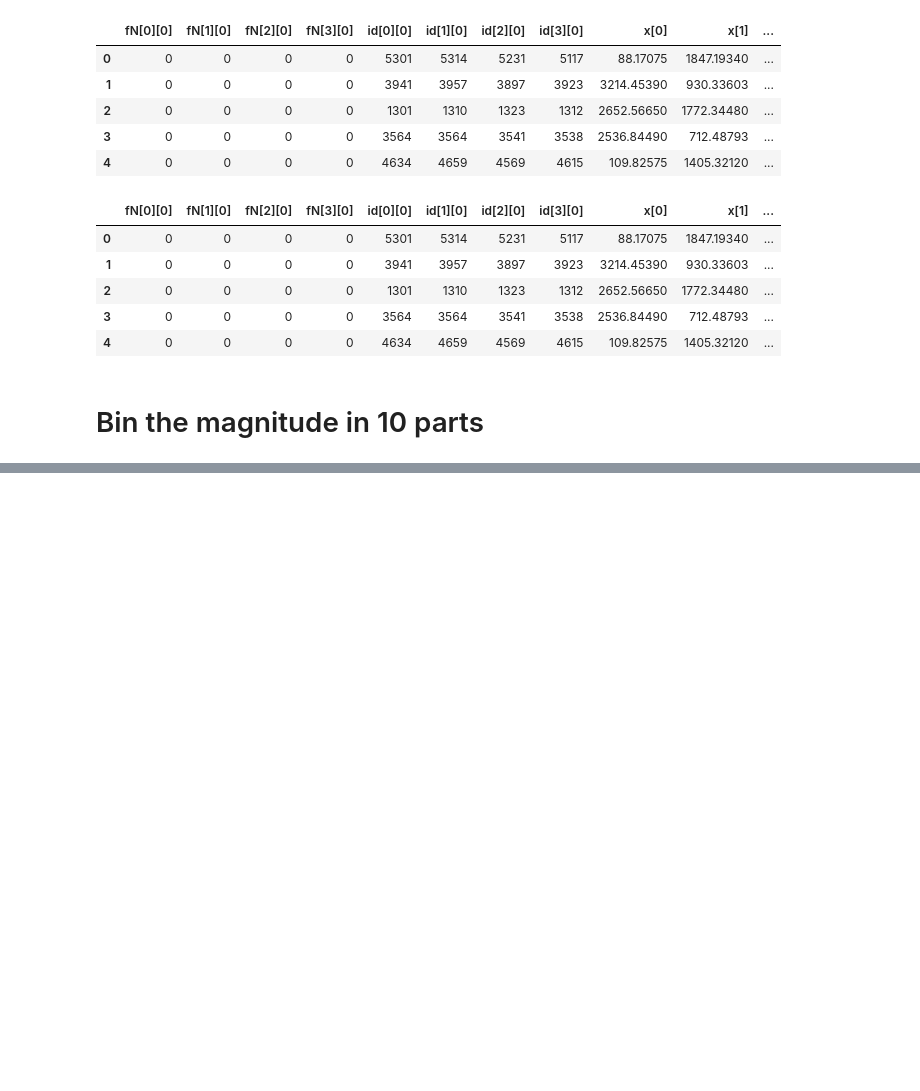
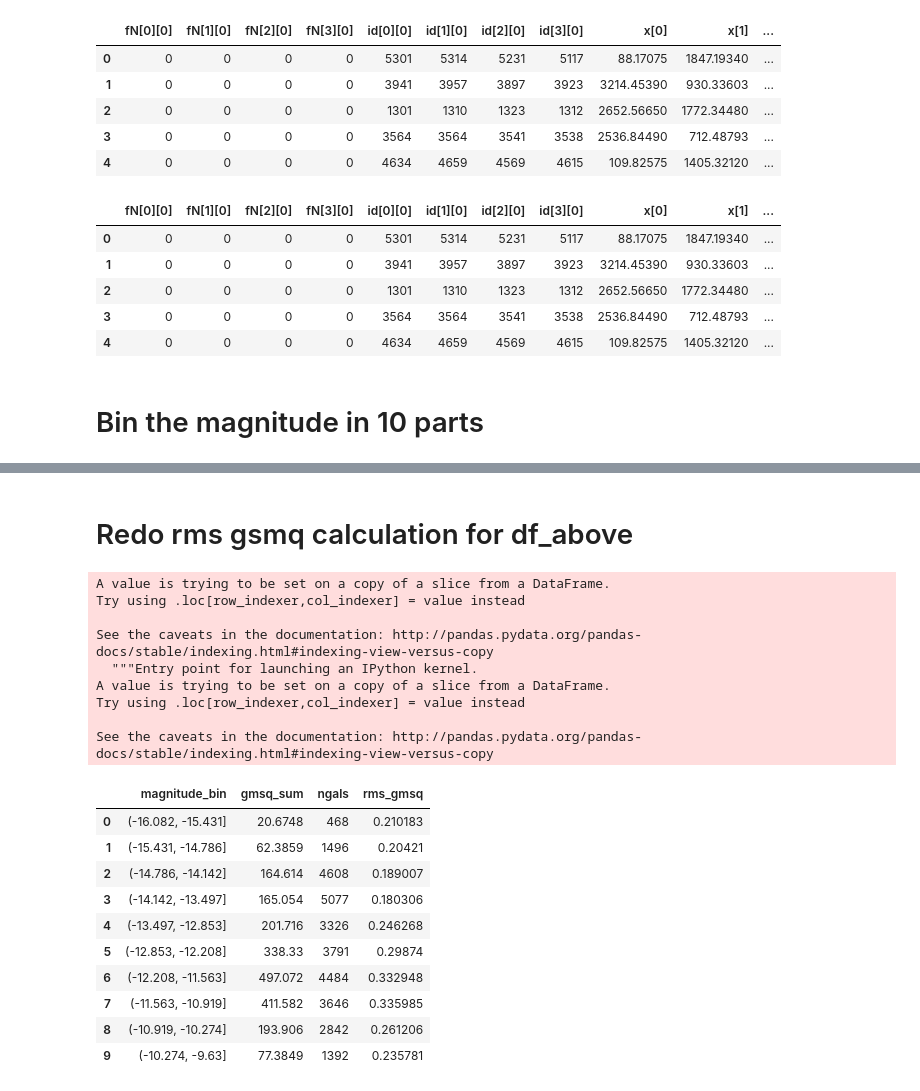
Before and after one commit to bpRsh/2019_shear_analysis_after_dmstack, a Jupyter notebook: Nov_2019/Nov21/a02_create_rms_gmsq_bins.ipynb, the cells around one changed output, grey strips where cells are left out. Drawn from its saved outputs; the diff is of its cells as text; code cells hidden in the pictures; blank space fills up the shorter version.

```diff
--- a/Nov_2019/Nov21/a02_create_rms_gmsq_bins.ipynb
+++ b/Nov_2019/Nov21/a02_create_rms_gmsq_bins.ipynb
@@ -157,0 +207,34 @@ df_bins.style.background_gradient(subset=['rms_gmsq'])
+# %% [markdown]
+# Redo rms gsmq calculation for df_above
+# %%
+df_above['magnitude_bin'] = pd.cut(df_above['magnitude'],10)
+df_above['magnitude_bin_number'] = pd.cut(df_above['magnitude'],10,labels=range(10))
+
+df_above_bins = df_above.groupby('magnitude_bin').agg({'gmsq': ['sum', 'size'] }).reset_index()
+
+df_above_bins.columns = ['magnitude_bin', 'gmsq_sum', 'ngals']
+
+
+df_above_bins['rms_gmsq'] = (df_above_bins['gmsq_sum'] / df_above_bins['ngals'] ) **0.5
+df_above_bins.style.background_gradient(subset=['rms_gmsq'])
+# %% [output]
+A value is trying to be set on a copy of a slice from a DataFrame.
+Try using .loc[row_indexer,col_indexer] = value instead
+
+See the caveats in the documentation: http://pandas.pydata.org/pandas-docs/stable/indexing.html#indexing-view-versus-copy
+  """Entry point for launching an IPython kernel.
+A value is trying to be set on a copy of a slice from a DataFrame.
+Try using .loc[row_indexer,col_indexer] = value instead
+
+See the caveats in the documentation: http://pandas.pydata.org/pandas-docs/stable/indexing.html#indexing-view-versus-copy
+|  | magnitude_bin | gmsq_sum | ngals | rms_gmsq |
+| 0 | (-16.082, -15.431] | 20.6748 | 468 | 0.210183 |
+| 1 | (-15.431, -14.786] | 62.3859 | 1496 | 0.20421 |
+| 2 | (-14.786, -14.142] | 164.614 | 4608 | 0.189007 |
+| 3 | (-14.142, -13.497] | 165.054 | 5077 | 0.180306 |
+| 4 | (-13.497, -12.853] | 201.716 | 3326 | 0.246268 |
+| 5 | (-12.853, -12.208] | 338.33 | 3791 | 0.29874 |
+| 6 | (-12.208, -11.563] | 497.072 | 4484 | 0.332948 |
+| 7 | (-11.563, -10.919] | 411.582 | 3646 | 0.335985 |
+| 8 | (-10.919, -10.274] | 193.906 | 2842 | 0.261206 |
+| 9 | (-10.274, -9.63] | 77.3849 | 1392 | 0.235781 |
```
Also changed, not shown: parts of 11 cells of this notebook.
